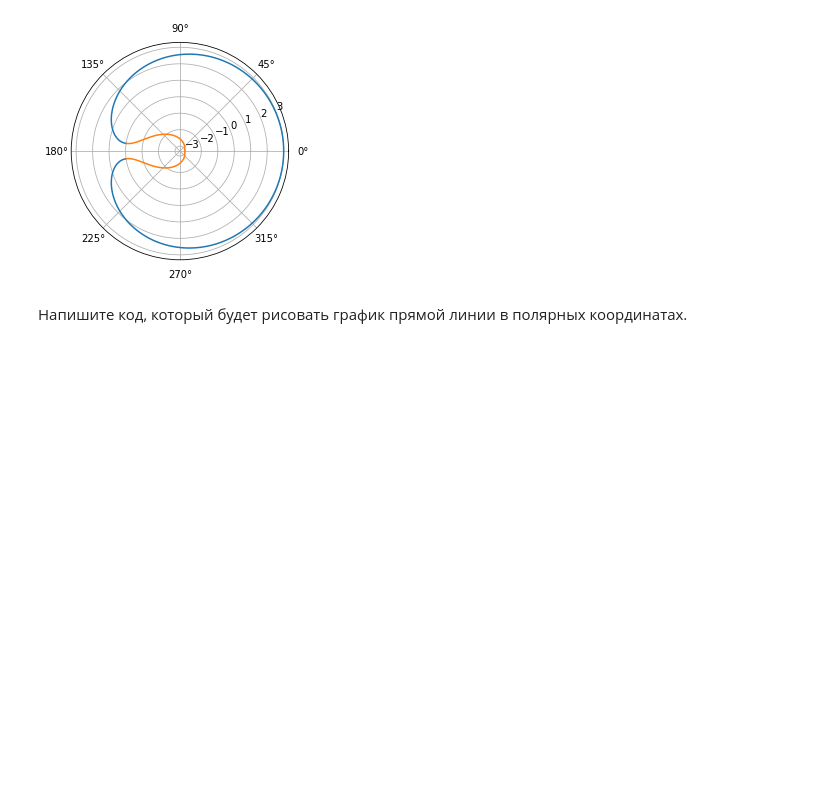
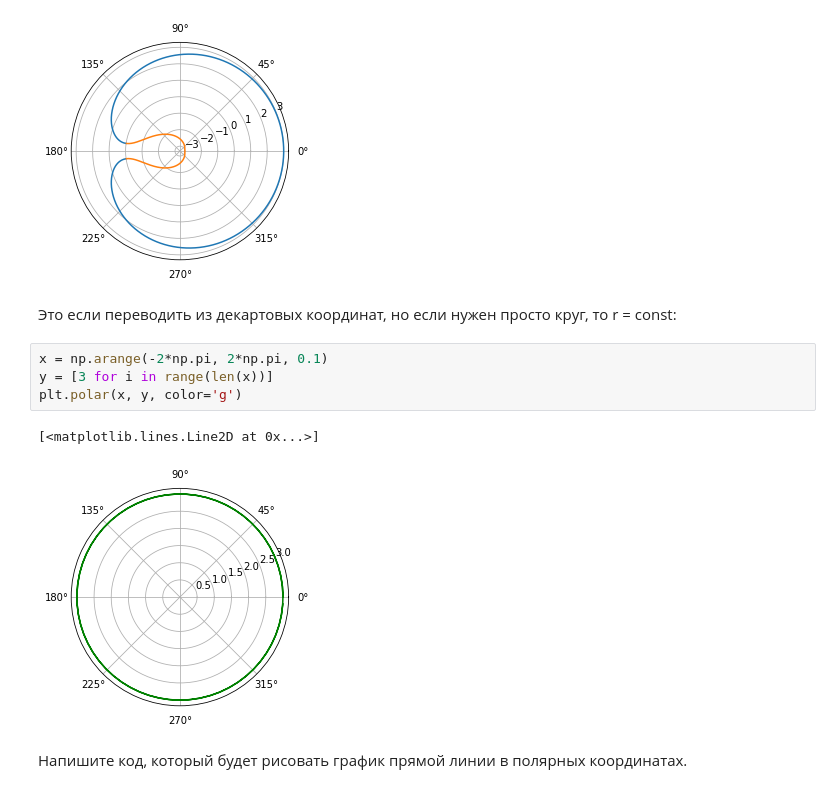
Before and after one commit to serg0761/Introduction_to_HM, a Jupyter notebook: task_3.x.ipynb, the cells around one changed output. Cells and saved outputs as stored; diff of their text form; blank space fills up the shorter version.

```diff
--- a/task_3.x.ipynb
+++ b/task_3.x.ipynb
@@ -77,6 +77,15 @@ plt.polar(x,y2)
 # %% [output]
 [<matplotlib.lines.Line2D at 0x...>]
 [figure]
+# %% [markdown]
+Это если переводить из декартовых координат, но если нужен просто круг, то r = const:
+# %%
+x = np.arange(-2*np.pi, 2*np.pi, 0.1)
+y = [3 for i in range(len(x))]
+plt.polar(x, y, color='g')
+# %% [output]
+[<matplotlib.lines.Line2D at 0x...>]
+[figure, added]
 # %% [markdown]
 Напишите код, который будет рисовать график прямой линии в полярных координатах.
 # %%
```
Also changed, not shown: 1 other file.
